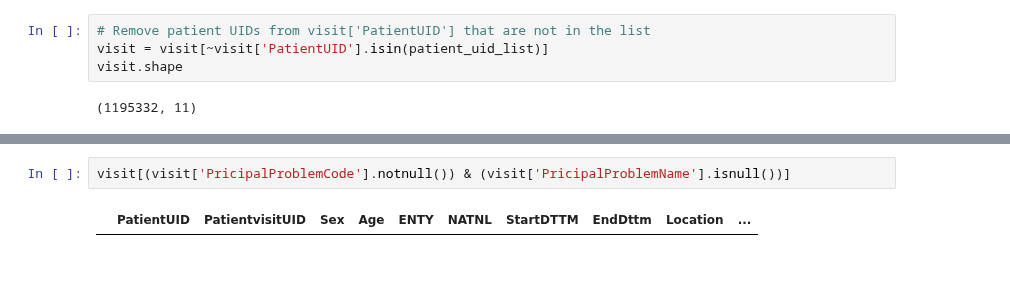
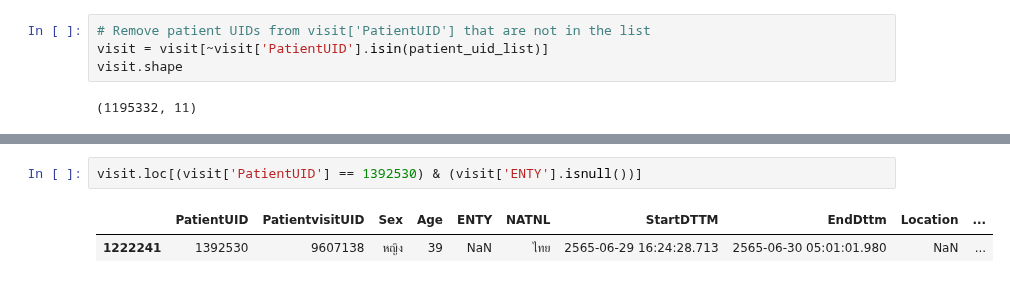
Before and after one commit to nxxk23/PROJECT, a Jupyter notebook: VisitFile.ipynb, the cells around one changed output, grey strips where cells are left out. Cells and saved outputs as stored; diff of their text form.

```diff
--- a/VisitFile.ipynb
+++ b/VisitFile.ipynb
@@ -122,4 +303,5 @@ visit['PricipalProblemCode'].nunique()
 # %%
-visit[(visit['PricipalProblemCode'].notnull()) & (visit['PricipalProblemName'].isnull())]
+visit.loc[(visit['PatientUID'] == 1392530) & (visit['ENTY'].isnull())]
 # %% [output]
 |  | PatientUID | PatientvisitUID | Sex | Age | ENTY | NATNL | StartDTTM | EndDttm | Location | ... |
+| 1222241 | 1392530 | 9607138 | หญิง | 39 | NaN | ไทย | 2565-06-29 16:24:28.713 | 2565-06-30 05:01:01.980 | NaN | ... |
```
Also changed, not shown: parts of 36 cells of this notebook.
